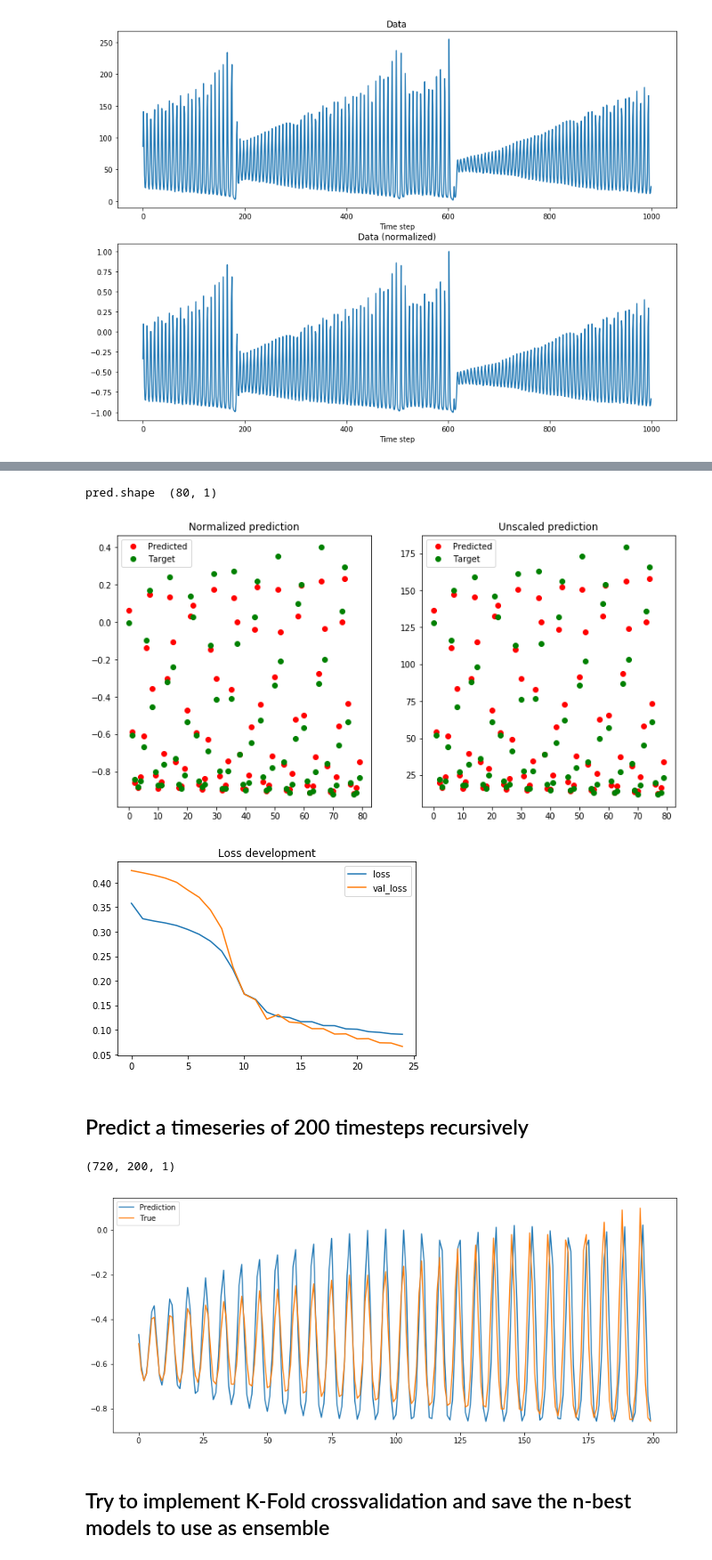
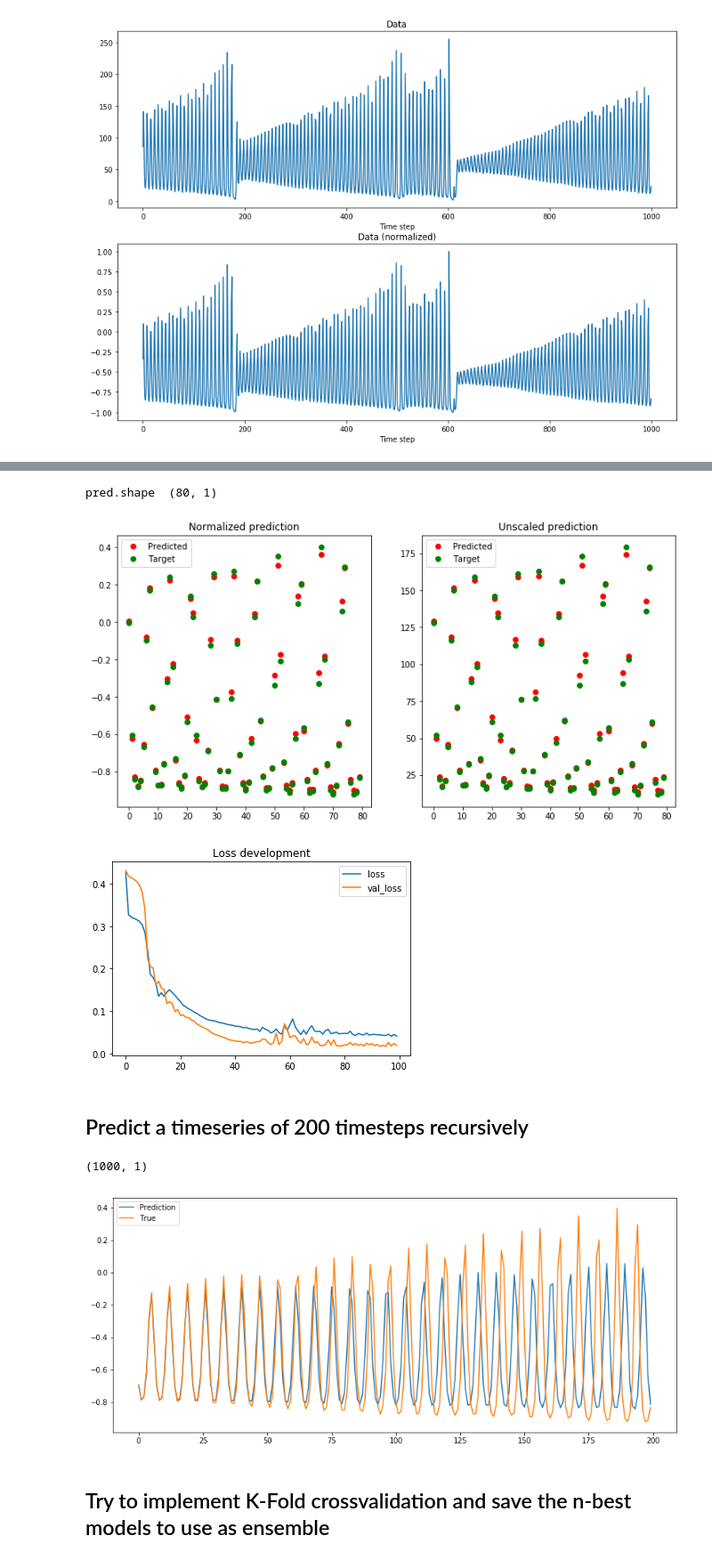
Before and after one commit to HansBambel/DeepLearning2019, a Jupyter notebook: Assignment2/timeseriesPrediction.ipynb, the cells around one changed output, grey strips where cells are left out. Shown at 89% size. Drawn from its saved outputs; the diff is of its cells as text; code cells hidden in the pictures.

```diff
--- a/Assignment2/timeseriesPrediction.ipynb
+++ b/Assignment2/timeseriesPrediction.ipynb
@@ -44,7 +45,8 @@ def root_mean_squared_error(y_true, y_pred):
 def get_model():
     model = keras.Sequential()
     model.add(LSTM(32, return_sequences=False, input_shape=(trainX.shape[1], 1)))
-#     model.add(LSTM(16, return_sequences=False))
+    model.add(Dense(16, activation='tanh'))
+    model.add(Dense(8, activation='tanh'))
     model.add(Dense(1, activation='tanh'))
     model.compile(loss=root_mean_squared_error,
               optimizer='adam',
@@ -80,7 +82,7 @@ else:
     # Create model
     model = get_model()
     # Train it
-    history = model.fit(trainX, trainY, epochs=25, validation_data=(testX, testY), verbose=2, shuffle=False)
+    history = model.fit(trainX, trainY, epochs=100, validation_data=(testX, testY), verbose=2, shuffle=False)
     # Save it
     model.save("model.h5")
 # %% [output]
@@ -129,33 +131,34 @@ if not loadModel:
     plt.show()
 # %% [output]
 pred.shape  (80, 1)
-[figure, old version]
+[figure, new version]
-[figure, old version]
+[figure, new version]
 # %% [markdown]
 ## Predict a timeseries of 200 timesteps recursively
 # %%
 def forecast(model, inp, timesteps=200):
+    output = inp
     for i in range(timesteps):
         # make forecast
         pred = model.predict(inp.reshape(1, len(inp),1))
 #         print(pred)
         # add it and use it as new input
-        inp = np.append(inp, pred)
-        inp = inp[-inputsize:]
-    return inp[-timesteps:]
+        output = np.append(output, pred)
+        inp = output[-inputsize:]
+    return output[-timesteps:]
 
-print(trainX.shape)
-i = 488
-forecast_pred = forecast(model, trainX[i], 200)
-true_forecast = trainX[i+200][-200:]
+print(data_normed.shape)
+i = 800
+forecast_pred = forecast(model, data_normed[i-inputsize:i], 200)
+true_forecast = data_normed[i:i+200]
 plt.figure(figsize=(14,6))
 plt.plot(forecast_pred, label='Prediction')
 plt.plot(true_forecast, label='True')
 plt.legend()
 plt.show()
 # %% [output]
-(720, 200, 1)
+(1000, 1)
-[figure, old version]
+[figure, new version]
 # %% [markdown]
 ## Try to implement K-Fold crossvalidation and save the n-best models to use as ensemble
 # %%
```
Also changed, not shown: parts of 6 cells of this notebook, 10 other files.
